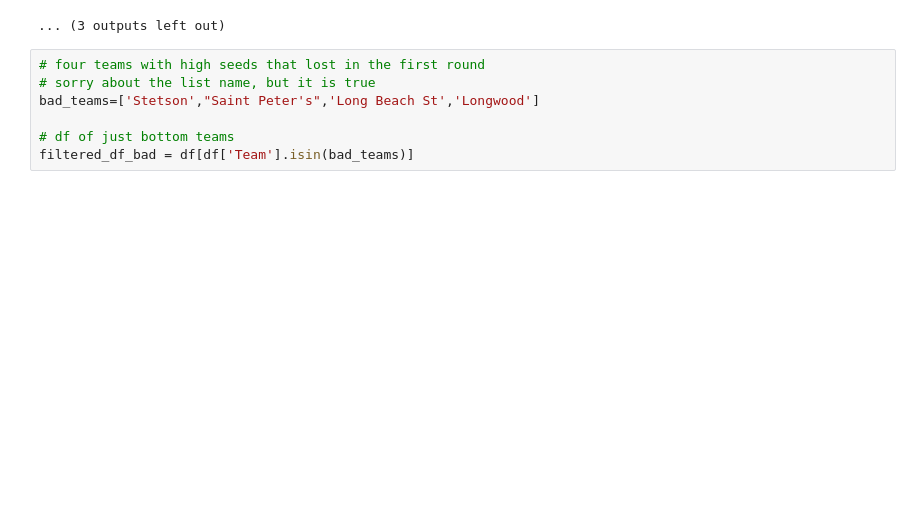
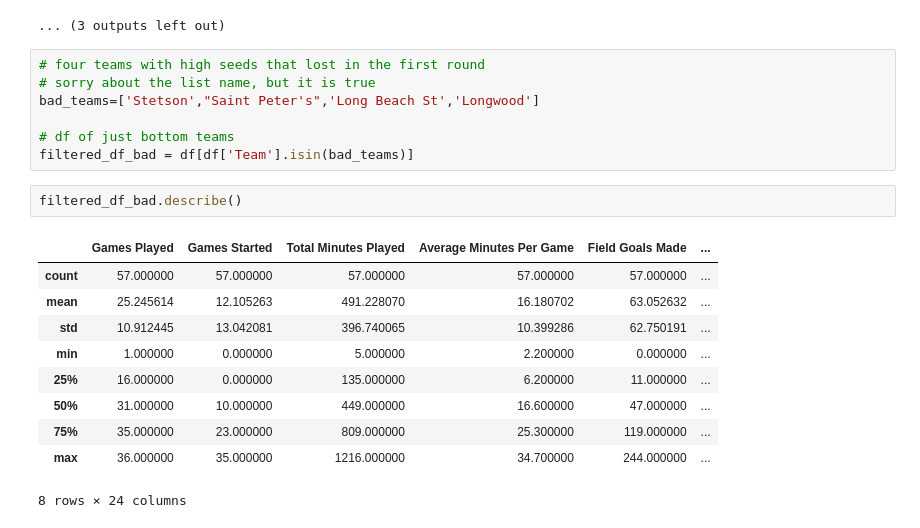
Before and after one commit to ariellerabin/march-madness, a Jupyter notebook: march.ipynb, the cells around one changed output. Drawn from its saved outputs; the diff is of its cells as text; blank space fills up the shorter version.

```diff
--- a/march.ipynb
+++ b/march.ipynb
@@ -160,4 +160,17 @@ bad_teams=['Stetson',"Saint Peter's",'Long Beach St','Longwood']
 
 # df of just bottom teams
 filtered_df_bad = df[df['Team'].isin(bad_teams)]
+# %%
+filtered_df_bad.describe()
+# %% [output]
+|  | Games Played | Games Started | Total Minutes Played | Average Minutes Per Game | Field Goals Made | ... |
+| count | 57.000000 | 57.000000 | 57.000000 | 57.000000 | 57.000000 | ... |
+| mean | 25.245614 | 12.105263 | 491.228070 | 16.180702 | 63.052632 | ... |
+| std | 10.912445 | 13.042081 | 396.740065 | 10.399286 | 62.750191 | ... |
+| min | 1.000000 | 0.000000 | 5.000000 | 2.200000 | 0.000000 | ... |
+| 25% | 16.000000 | 0.000000 | 135.000000 | 6.200000 | 11.000000 | ... |
+| 50% | 31.000000 | 10.000000 | 449.000000 | 16.600000 | 47.000000 | ... |
+| 75% | 35.000000 | 23.000000 | 809.000000 | 25.300000 | 119.000000 | ... |
+| max | 36.000000 | 35.000000 | 1216.000000 | 34.700000 | 244.000000 | ... |
+8 rows × 24 columns
 # %%
```
Also changed, not shown: parts of 5 cells of this notebook, 1 other file.
